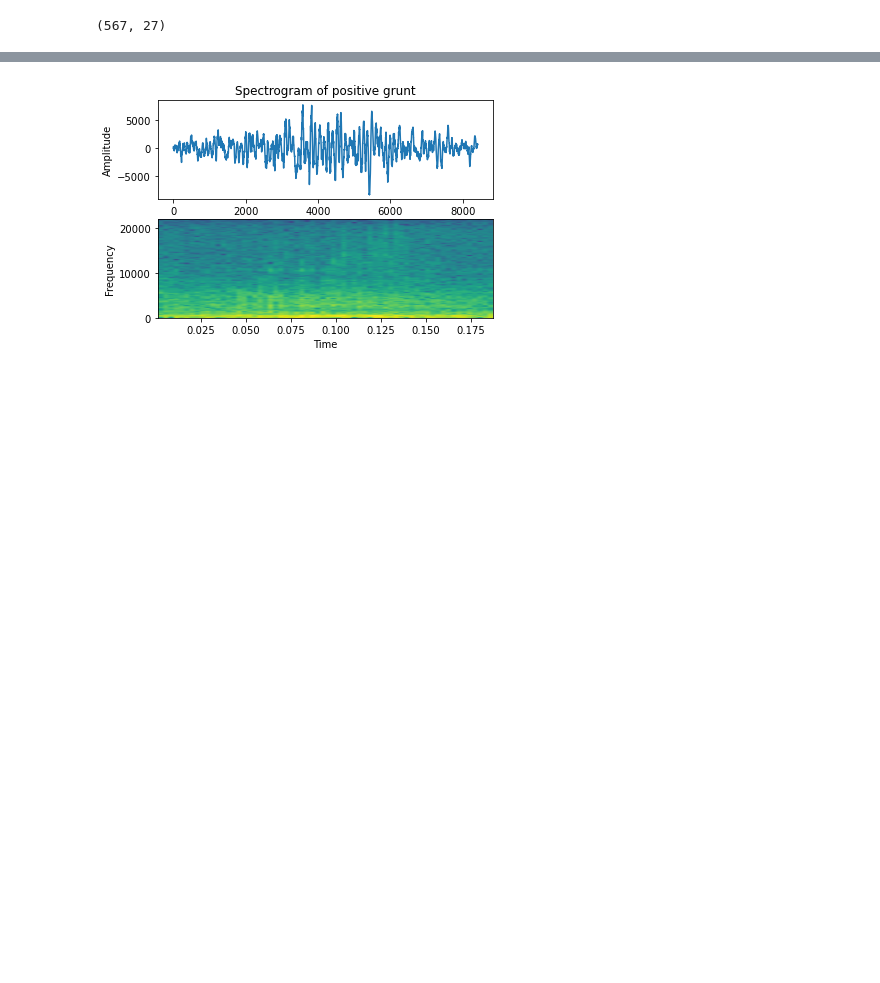
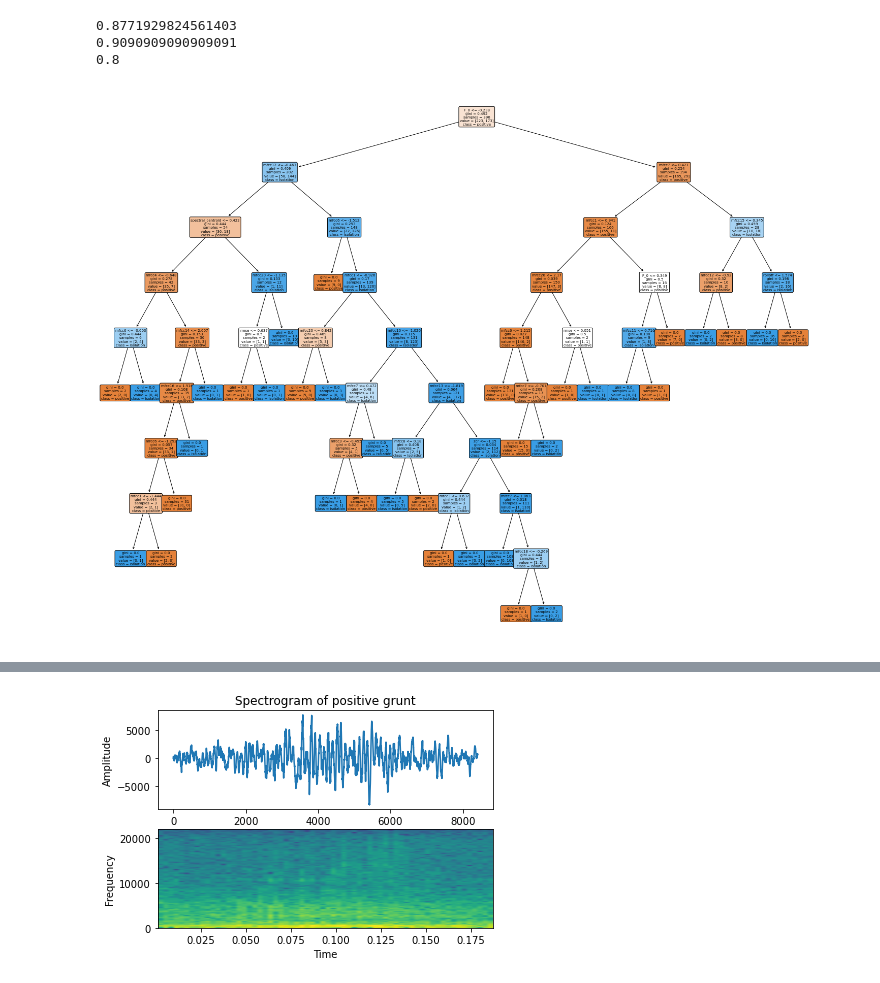
Before and after one commit to frescainsalata/code-for-thesis-FMC, a Jupyter notebook: code for thesis FMC.ipynb, the cells around one changed output, grey strips where cells are left out. Cells and saved outputs as stored; diff of their text form; code cells hidden in the pictures; blank space fills up the shorter version.

```diff
--- a/code for thesis FMC.ipynb
+++ b/code for thesis FMC.ipynb
@@ -71,6 +76,32 @@ scaler = StandardScaler()
 X = scaler.fit_transform(np.array(data.iloc[:, :-1], dtype = float)) #Scaling the Feature columns
 #Dividing data into training and Testing set
 X_train, X_test, y_train, y_test = train_test_split(X, y, test_size=0.3, random_state=123, stratify=y)
-print(X.shape)
-# %% [output]
-(567, 27)
+# %%
+#ERT
+ert = ExtraTreesClassifier(n_estimators=150,criterion="gini",random_state=0)
+ert.fit(X_train, y_train)
+ExtraTreesClassifier(random_state=0)
+pred=ert.predict(X_test)
+print(accuracy_score(y_test,pred))
+print(precision_score(y_test,pred))
+print(recall_score(y_test,pred))
+# %% [output]
+0.8771929824561403
+0.9090909090909091
+0.8
+# %%
+#visualization of ERT
+labels=["positive","isolation"]
+df=data.drop(["label"],axis=1)
+features = list(df.columns)
+model = ert.fit(X_train, y_train)
+fig = plot.figure(figsize=(25,20))
+_ = tree.plot_tree(model,
+                   fontsize=7,
+                   feature_names=features,
+                   class_names=labels,
+                   rounded=True,
+                   filled=True)
+plot.savefig("DT.png", figsize=(3, 6),dpi=200)
+# %% [output]
+[figure, added]
```
Also changed, not shown: parts of 6 cells of this notebook.
